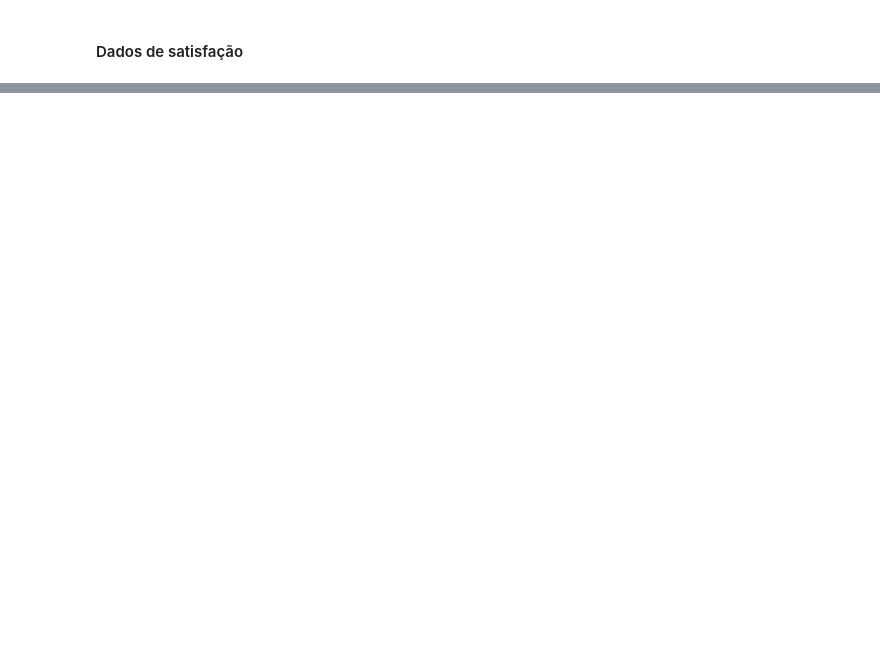
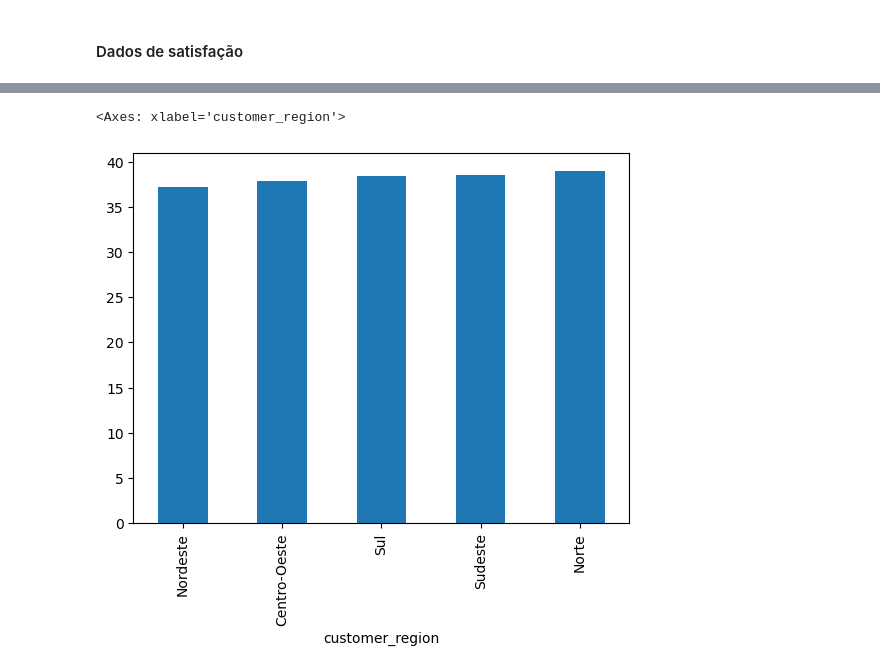
Before and after one commit to 1IAST-G29/TechChallenge-Fase1, a Jupyter notebook: notebooks/tech-challenge.ipynb, the cells around one changed output, grey strips where cells are left out. Cells and saved outputs as stored; diff of their text form; code cells hidden in the pictures; blank space fills up the shorter version.

```diff
--- a/notebooks/tech-challenge.ipynb
+++ b/notebooks/tech-challenge.ipynb
@@ -307,0 +316,43 @@ A distribuçao dos dados de recompra apresenta uma concentração de menos de 30
+# %%
+# Função para segmentar o NPS em faixas.
+# Optamos por segmentar os detratores em 3 faixas, para melhor observar o impacto das variáveis de entrada sobre o nps_score
+def calcula_faixa_NPS(score):
+  if score <= 2:
+    return '[0-2]'
+  if score <= 4 and score>2:
+    return '[2-4]'
+  if score <=6 and score > 4:
+    return '[4-6]'
+  if score <=9 and score >6:
+    return '[6-9]'
+  return '[9-10]'
+
+# Com base na função de segmentação, criamos uma nova variável categórica
+df['faixa_NPS'] = df['nps_score'].map(calcula_faixa_NPS)
+
+#Calculamos a porcentagem de desconto e de frete, tendo como referência o valor da encomenda.
+#O objetivo é padronizar os dados de desconto e frete, para melhorar a comparação entre clientes com diferentes valores de encomenda
+df['porc_desconto'] = 100*df['discount_value']/df['order_value']
+df['porc_frete'] = 100*df['freight_value']/df['order_value']
+
+#Função que segmenta cliente com e sem atraso na entrega da encomenda.
+def calcula_atraso(dias):
+  if(dias > 0):
+    return 1
+  return 0
+
+#Criação da variável atraso, que utiliza a função calcula_atraso para segmentar os clientes
+df['atraso'] = df['delivery_delay_days'].map(calcula_atraso)
+
+# Função de segementação com base na faixa etária. Utilizamos as classificações jovem, adulto e idoso.
+def calcula_faixa_etaria(anos):
+  if(anos >= 60):
+    return 'idoso'
+  if(anos >= 30 and anos < 60):
+    return 'adulto'
+  return 'jovem'
+
+#Variável faixa etária que recebe a segmentação com base na idade dos clientes
+df['faixa_etaria'] = df['customer_age'].map(calcula_faixa_etaria)
+
+df
@@ -307,0 +373,5 @@ A distribuçao dos dados de recompra apresenta uma concentração de menos de 30
+# %%
+df.groupby('customer_region')['freight_value'].mean().sort_values(ascending=True).plot(kind='bar', x='customer_region', y='freight_value')
+# %% [output]
+<Axes: xlabel='customer_region'>
+[figure, added]
```
Also changed, not shown: parts of 10 cells of this notebook, 1 other file.
